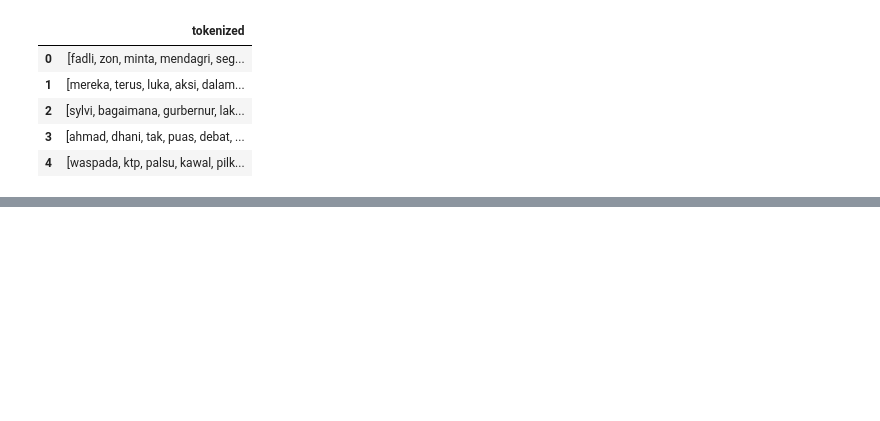
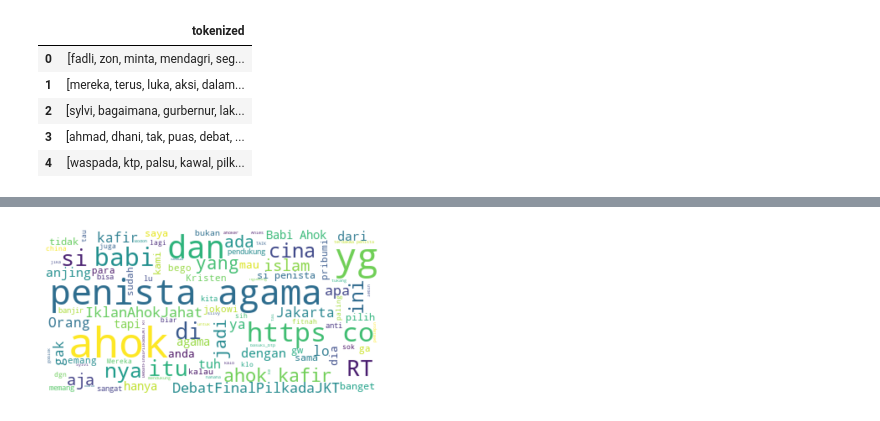
Before and after one commit to usugunawan15/hatespeech-detection, a Jupyter notebook: hate_speech_detection.ipynb, the cells around one changed output, grey strips where cells are left out. Saved outputs shown, nothing was run; the diff lists cells and outputs as text; code cells hidden in the pictures; blank space fills up the shorter version.

```diff
--- a/hate_speech_detection.ipynb
+++ b/hate_speech_detection.ipynb
@@ -122,3 +127,9 @@ token.head()
 | 2 | [sylvi, bagaimana, gurbernur, lak... |
 | 3 | [ahmad, dhani, tak, puas, debat, ... |
 | 4 | [waspada, ktp, palsu, kawal, pilk... |
+# %%
+def remove_stopwords(txt_tokenized):
+    txt_clear = [w for w in txt_tokenized if not w in listStopword]
+    return txt_clear
+
+df['no_sw'] = token['tokenized'].apply(lambda x: remove_stopwords(x))
@@ -124,0 +160,17 @@ token.head()
+# %%
+from os import path
+from PIL import Image
+from wordcloud import WordCloud, STOPWORDS, ImageColorGenerator
+import matplotlib.pyplot as plt
+import warnings
+warnings.filterwarnings("ignore")
+# Create and generate a word cloud image:
+word = df.Tweet[df['Label']=='HS'].astype('string')
+word.head()
+wordcloud = WordCloud(max_font_size=50, max_words=100, background_color="white").generate_from_text(' '.join(word))
+# Display the generated image:
+plt.imshow(wordcloud, interpolation='bilinear')
+plt.axis("off")
+plt.show()
+# %% [output]
+[figure, added]
```
Also changed, not shown: parts of 5 cells of this notebook.
